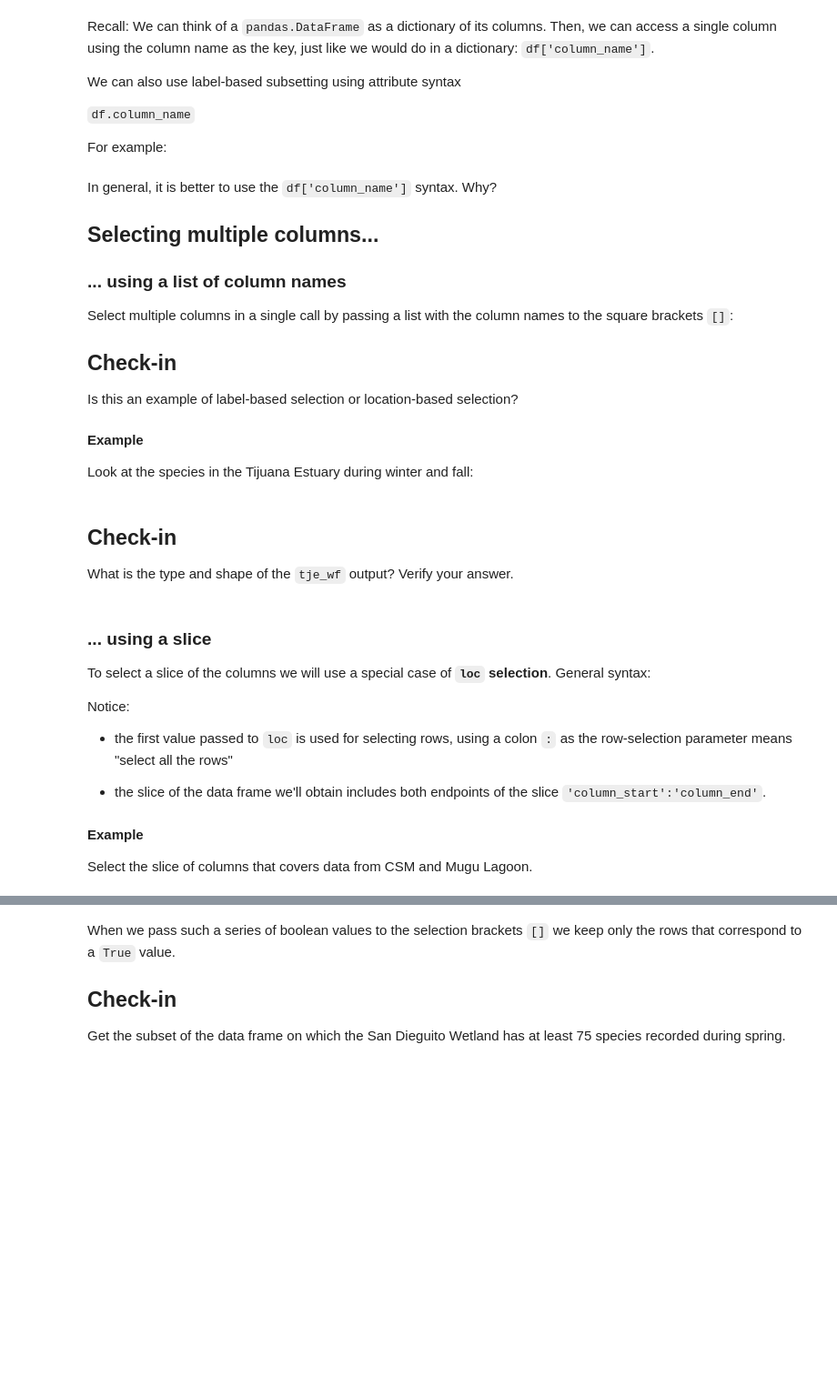
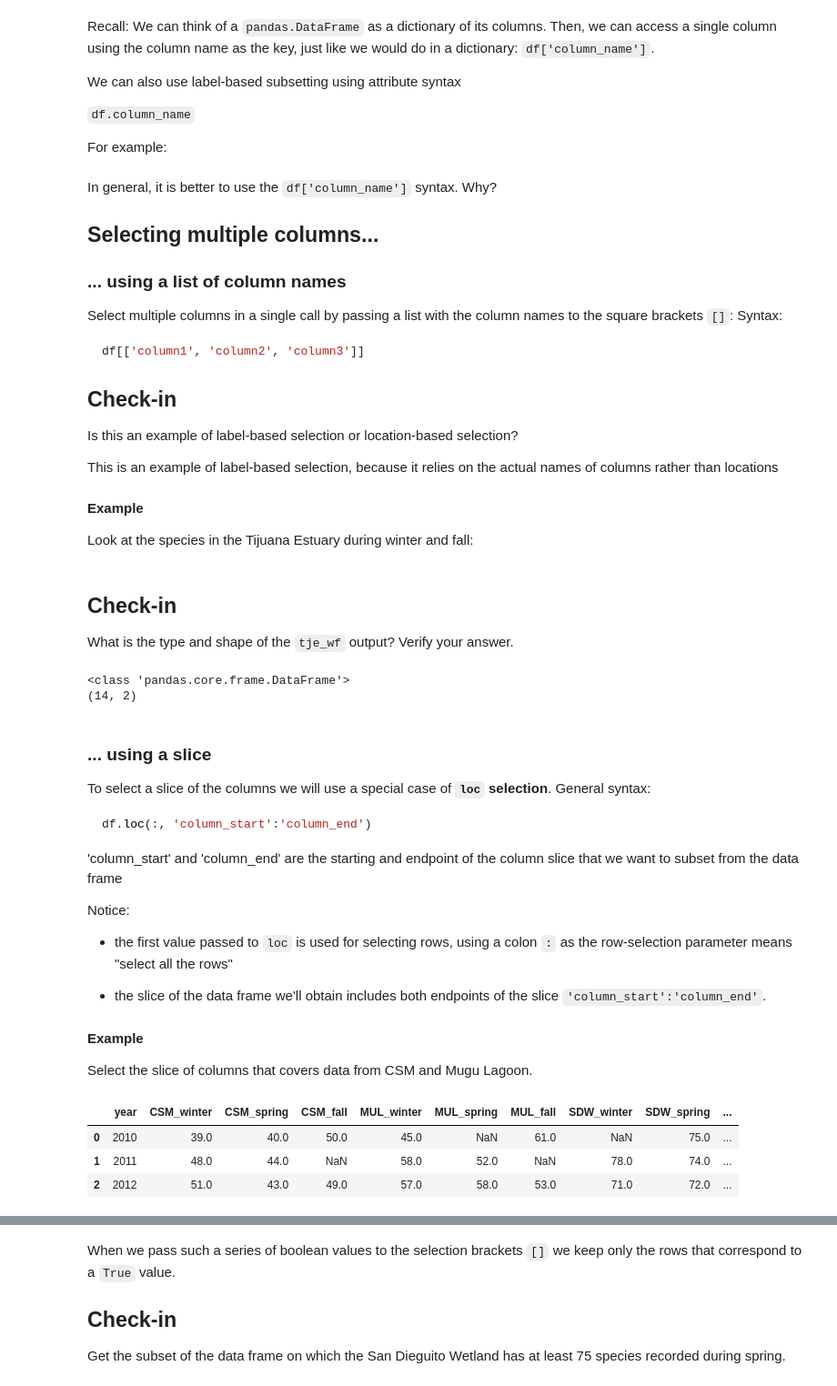
Before and after one commit to olivrwitt/eds220-in-class, a Jupyter notebook: week-1-pandas-subsetting-STUDENTS.ipynb, the cells around one changed output, grey strips where cells are left out. Shown at 91% size. Cells and saved outputs as stored; diff of their text form; code cells hidden in the pictures; blank space fills up the shorter version.

````diff
--- a/week-1-pandas-subsetting-STUDENTS.ipynb
+++ b/week-1-pandas-subsetting-STUDENTS.ipynb
@@ -171,12 +171,18 @@ In general, it is better to use the `df['column_name']` syntax. Why?
 ### ... using a list of column names
 
 Select multiple columns in a single call by passing a list with the column names to the square brackets `[]`:
+Syntax:
 
+```python
+df[['column1', 'column2', 'column3']]
+```
 
 
 
 ## Check-in
 Is this an example of label-based selection or location-based selection?
 
+This is an example of label-based selection, because it relies on the actual names of columns rather than locations
+
 #### Example
 Look at the species in the Tijuana Estuary during winter and fall:
@@ -183,11 +192,25 @@ Look at the species in the Tijuana Estuary during winter and fall:
 # %% [markdown]
 ## Check-in
 What is the type and shape of the `tje_wf` output? Verify your answer.
+# %%
+# check the typoe of the resulting selection
+print(type(tje_wf))
+
+# check the shape of the selection
+print(tje_wf.shape)
+# %% [output]
+<class 'pandas.core.frame.DataFrame'>
+(14, 2)
 # %% [markdown]
 
 ### ... using a slice
 
 To select a slice of the columns we will use a special case of **`loc` selection**. General syntax:
+
+```python
+df.loc(:, 'column_start':'column_end')
+```
+'column_start' and 'column_end' are the starting and endpoint of the column slice that we want to subset from the data frame
 
 Notice:
 
@@ -199,3 +222,10 @@ Notice:
 #### Example
 
 Select the slice of columns that covers data from CSM and Mugu Lagoon.
+# %%
+df.head(3)
+# %% [output]
+|  | year | CSM_winter | CSM_spring | CSM_fall | MUL_winter | MUL_spring | MUL_fall | SDW_winter | SDW_spring | ... |
+| 0 | 2010 | 39.0 | 40.0 | 50.0 | 45.0 | NaN | 61.0 | NaN | 75.0 | ... |
+| 1 | 2011 | 48.0 | 44.0 | NaN | 58.0 | 52.0 | NaN | 78.0 | 74.0 | ... |
+| 2 | 2012 | 51.0 | 43.0 | 49.0 | 57.0 | 58.0 | 53.0 | 71.0 | 72.0 | ... |
````
Also changed, not shown: parts of 23 cells of this notebook.
